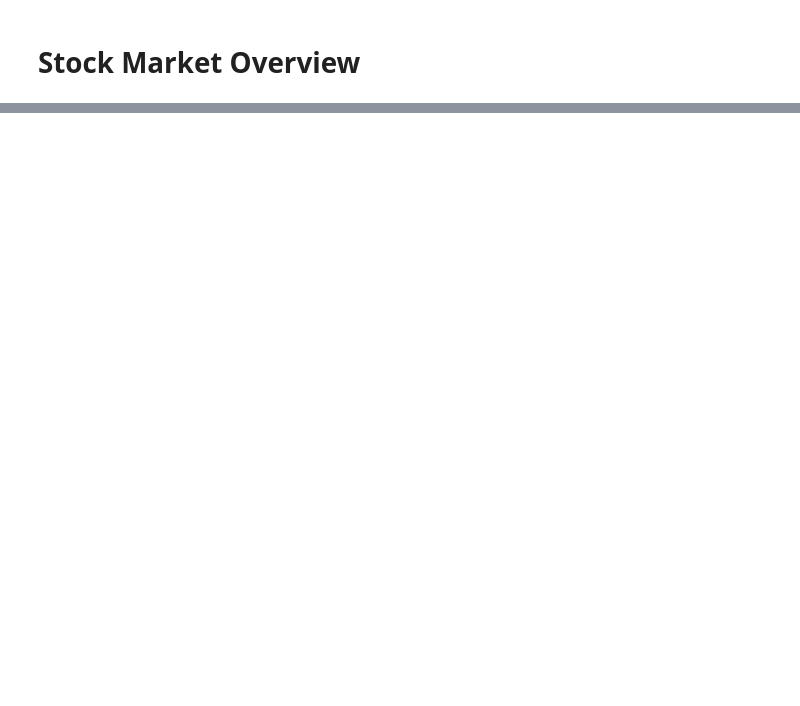
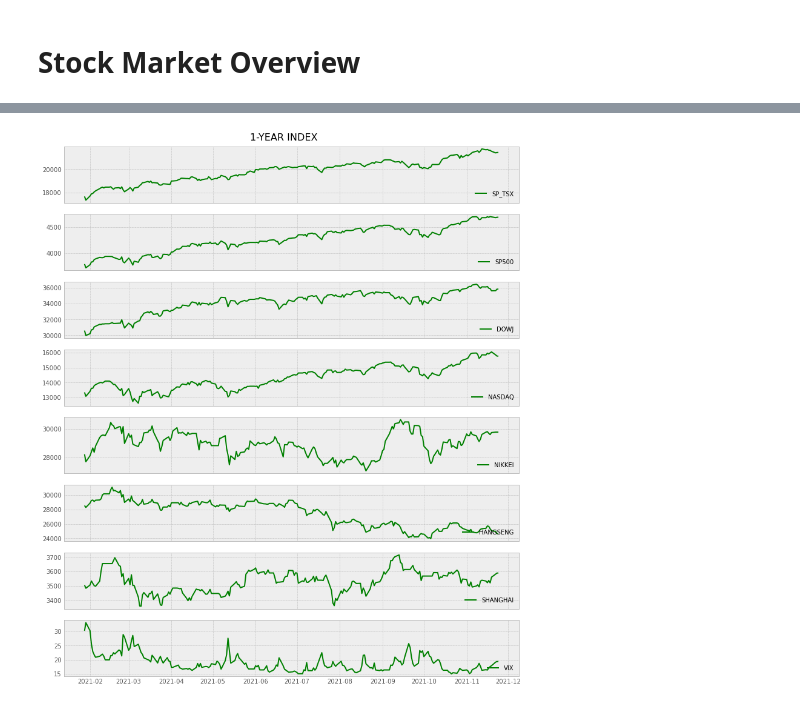
Before and after one commit to jinfeijoy/StockDynamicReport, a Jupyter notebook: Dynamic Report Basic.ipynb, the cells around one changed output, grey strips where cells are left out. Drawn from its saved outputs; the diff is of its cells as text; code cells hidden in the pictures; blank space fills up the shorter version.

Commit message:
finalize stock dynamic report

```diff
--- a/Dynamic Report Basic.ipynb
+++ b/Dynamic Report Basic.ipynb
@@ -33,4 +53,7 @@ end_dt = today
 # %%
+start_dt = str(date.today()- timedelta(days=365))
+end_dt = str(date.today())
+
 SP_TSX = get_data("^GSPTSE", start_date = start_dt, end_date = end_dt)
 SP500 = get_data("^GSPC", start_date = start_dt, end_date = end_dt)
 DOWJ = get_data("^DJI", start_date = start_dt, end_date = end_dt)
@@ -38,13 +61,15 @@ NASDAQ = get_data("^IXIC", start_date = start_dt, end_date = end_dt)
 VIX = get_data("^VIX", start_date = start_dt, end_date = end_dt)
 NIKKEI = get_data("^N225", start_date = start_dt, end_date = end_dt)
 HANGSENG = get_data("^HSI", start_date = start_dt, end_date = end_dt)
-CBOE_10Y_Bond = get_data("^TNX", start_date = start_dt, end_date = end_dt)
+SHANGHAI = get_data("000001.SS", start_date = start_dt, end_date = end_dt)
 
-stocks = pd.DataFrame({"SP_TSX": SP_TSX["adjclose"],
+financial_index_smr = pd.DataFrame({"SP_TSX": SP_TSX["adjclose"],
                       "SP500": SP500["adjclose"],
                       "DOWJ": DOWJ["adjclose"],
                       "NASDAQ": NASDAQ["adjclose"],
-                      "VIX": VIX["adjclose"],
                       "NIKKEI": NIKKEI["adjclose"],
                       "HANGSENG": HANGSENG["adjclose"],
-                      "CBOE_10Y_Bond": CBOE_10Y_Bond["adjclose"]})
+                      "SHANGHAI": SHANGHAI["adjclose"],
+                      "VIX": VIX["adjclose"]})
+financial_index_smr = financial_index_smr.fillna(method='ffill').reset_index()
+financial_index_smr
@@ -71,0 +90,13 @@ ValueError: substring not found
+# %%
+import matplotlib.pyplot as plt
+plt.style.use('bmh')
+plt.rcParams["figure.figsize"] = (12,15)
+
+fin_index = financial_index_smr.columns[1:].values
+fig, axs = plt.subplots(len(fin_index), sharex=True, sharey=False)
+fig.suptitle('1-YEAR INDEX', fontsize=16, y=0.9)
+for i in range(len(fin_index)):
+    axs[i].plot(financial_index_smr['index'], financial_index_smr[fin_index[i]], label = fin_index[i], color='green')
+    axs[i].legend(fontsize=10, frameon=False, loc = 'lower right')
+# %% [output]
+[figure, added]
```
Also changed, not shown: parts of 18 cells of this notebook, 3 other files.
